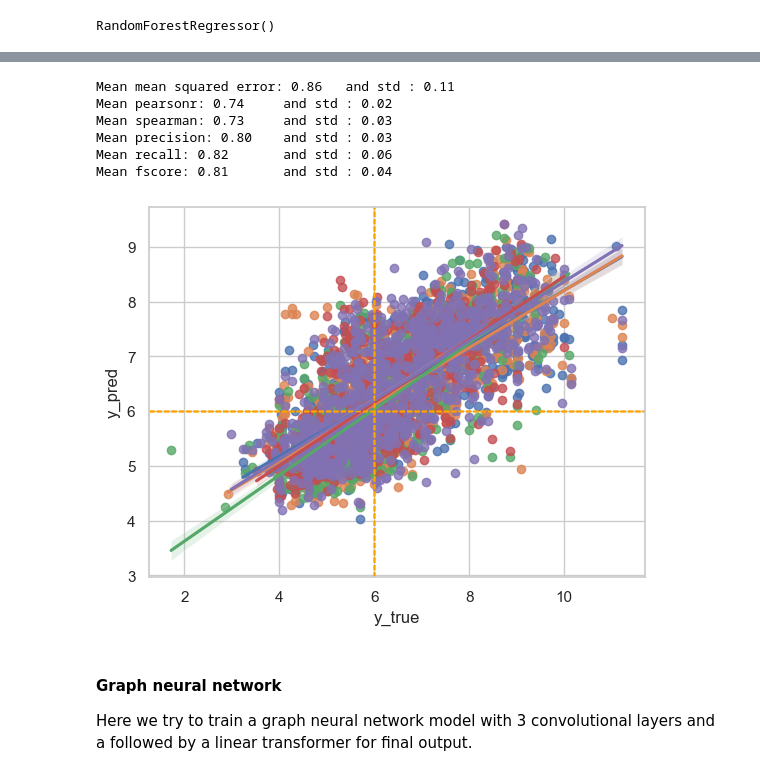
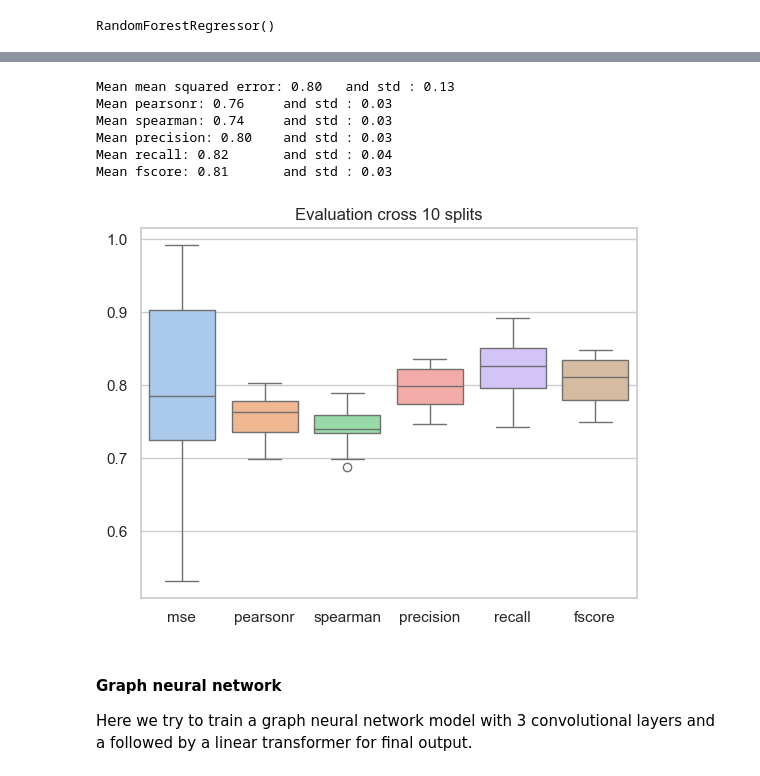
Before and after one commit to valence-labs/mtl_summer_school_2024, a Jupyter notebook: Lab1/01_lab1_code.ipynb, the cells around one changed output, grey strips where cells are left out. Cells and saved outputs as stored; diff of their text form; code cells hidden in the pictures.

```diff
--- a/Lab1/01_lab1_code.ipynb
+++ b/Lab1/01_lab1_code.ipynb
@@ -200,7 +207,7 @@ def spearman(y_true: np.ndarray, y_pred: np.ndarray):
     return stats.spearmanr(y_true, y_pred).statistic
 
 
-def model_performance(ml_model, test_x, test_y, threshold=6, verbose=True):
+def model_performance(ml_model, test_x, test_y, threshold=6, verbose=True, reg_plot: bool=True):
     """
     Helper function to calculate model performance
 
@@ -214,11 +221,13 @@ def model_performance(ml_model, test_x, test_y, threshold=6, verbose=True):
         Associated activity labels for test set.
     verbose: bool
         Print performance measure (default = True)
+    reg_plot: bool
+        Scatter plot between predicion and true values.
 
     Returns
     -------
     tuple:
-        MSE, Pearson R, Spearman on test set.
+        MSE, Pearson R, Spearman, Precision, Recall and Fsocre on test set.
     """
 
     # Prediction class on test
@@ -245,13 +254,14 @@ def model_performance(ml_model, test_x, test_y, threshold=6, verbose=True):
         logger.info(f"recall: {recall:.2f}")
         logger.info(f"fscore: {fscore:.2f}")
 
-    plot_df = pd.DataFrame({"y_true": test_y, "y_pred": test_pred})
-    sns.set_style("whitegrid")
-    fig = sns.regplot(data=plot_df, x="y_true", y="y_pred")
-    fig.axvline(threshold, color='orange', linestyle='dashed', linewidth=1)
-    fig.axhline(threshold, color='orange', linestyle='dashed', linewidth=1)
+    if reg_plot:
+        plot_df = pd.DataFrame({"y_true": test_y, "y_pred": test_pred})
+        sns.set_style("whitegrid")
+        fig = sns.regplot(data=plot_df, x="y_true", y="y_pred")
+        fig.axvline(threshold, color='orange', linestyle='dashed', linewidth=1)
+        fig.axhline(threshold, color='orange', linestyle='dashed', linewidth=1)
 
-    return mse, pearsonr_score, spearman_score, precision, recall, fscore, fig
+    return mse, pearsonr_score, spearman_score, precision, recall, fscore
 # %% [markdown]
 #### Data splitting for hit identification
 # %% [markdown]
@@ -400,8 +410,8 @@ def cross_validation(ml_model, spliter, features, activities, verbose=True, thre
         test_y = activities[test_index]
 
         # Performance for each fold
-        mse, pearsonr_score, spearman_score, precision, recall, fscore, _ = model_performance(ml_model=fold_model, test_x=test_x, test_y=test_y,
-                                                                                              verbose=verbose, threshold=threshold)
+        mse, pearsonr_score, spearman_score, precision, recall, fscore = model_performance(ml_model=fold_model, test_x=test_x, test_y=test_y,
+                                                                                              verbose=verbose, threshold=threshold, reg_plot=False)
 
         # Save results
         mse_per_fold.append(mse)
@@ -427,8 +437,14 @@ def cross_validation(ml_model, spliter, features, activities, verbose=True, thre
         f"Mean fscore: {np.mean(fscore_per_fold):.2f} \t"
         f"and std : {np.std(fscore_per_fold):.2f} \n"
     )
+
+    meric_per_fold = {
+        "mse":mse_per_fold, "pearsonr": pearsonr_per_fold, "spearman":spearman_per_fold,
+        "precision": precision_per_fold, "recall":recall_per_fold, "fscore": fscore_per_fold
+    }
+    sns.boxplot(meric_per_fold, palette="pastel").set(title='Evaluation cross 10 splits')
 # %%
-spliter = ScaffoldSplit(smiles=data[mol_col].values, n_splits=5, test_size=.2, random_state=111)
+spliter = ScaffoldSplit(smiles=data[mol_col].values, n_splits=10, test_size=.2, random_state=111)
 cross_validation(ml_model=RandomForestRegressor(**rf_param), spliter=spliter,
-                 features=features, activities=activities, threshold=6)
+                 features=features, activities=activities, threshold=6, verbose=False)
 # %% [output]
@@ -452,10 +468,10 @@ cross_validation(ml_model=RandomForestRegressor(**rf_param), spliter=spliter,
-Mean mean squared error: 0.86   and std : 0.11
-Mean pearsonr: 0.74     and std : 0.02
-Mean spearman: 0.73     and std : 0.03
+Mean mean squared error: 0.80   and std : 0.13
+Mean pearsonr: 0.76     and std : 0.03
+Mean spearman: 0.74     and std : 0.03
 Mean precision: 0.80    and std : 0.03
-Mean recall: 0.82       and std : 0.06
-Mean fscore: 0.81       and std : 0.04
+Mean recall: 0.82       and std : 0.04
+Mean fscore: 0.81       and std : 0.03
-[figure, old version]
+[figure, new version]
 # %% [markdown]
 #### Graph neural network
 Here we try to train a graph neural network model with 3 convolutional layers and a followed by a linear transformer for final output.
```
Also changed, not shown: parts of 28 cells of this notebook, 3 other files.
